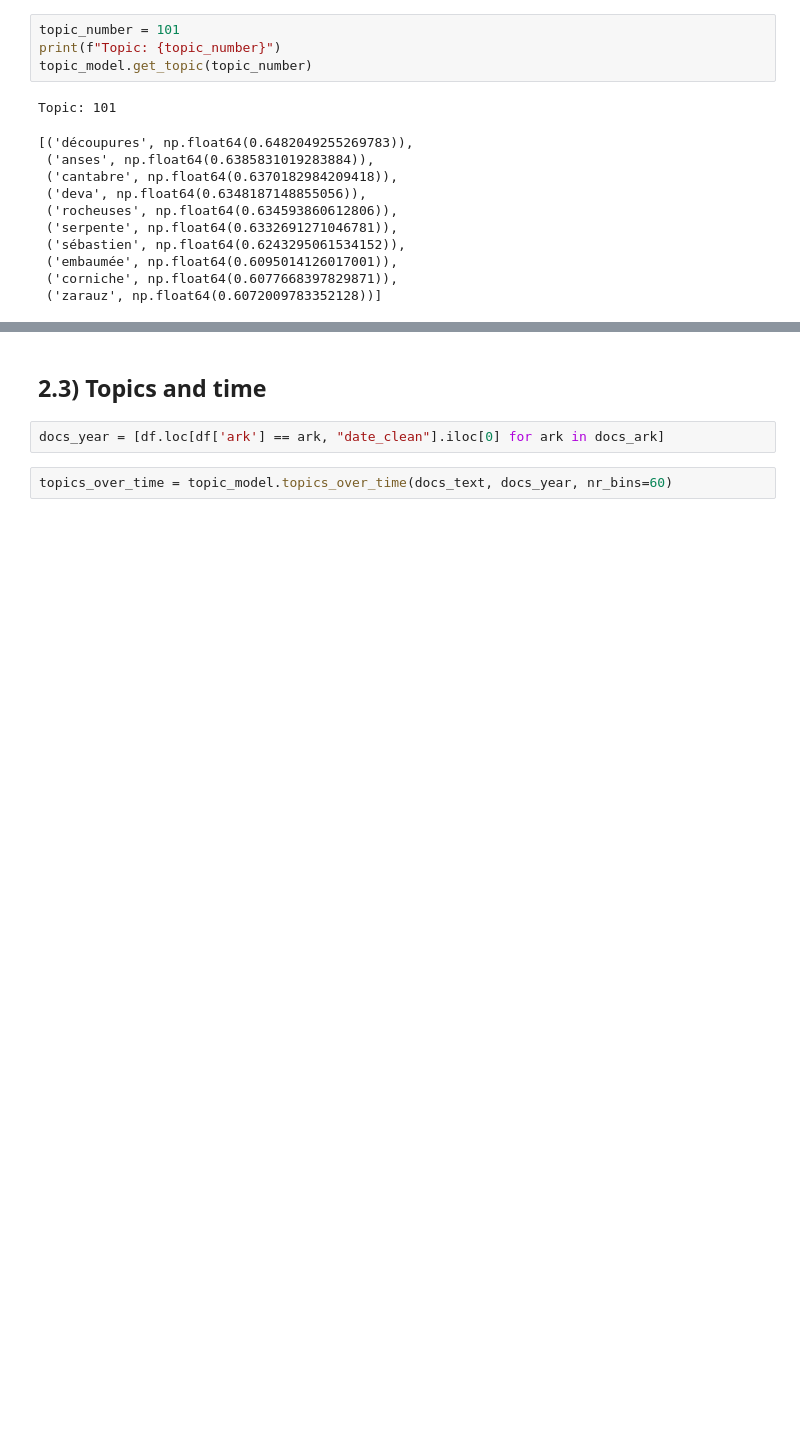
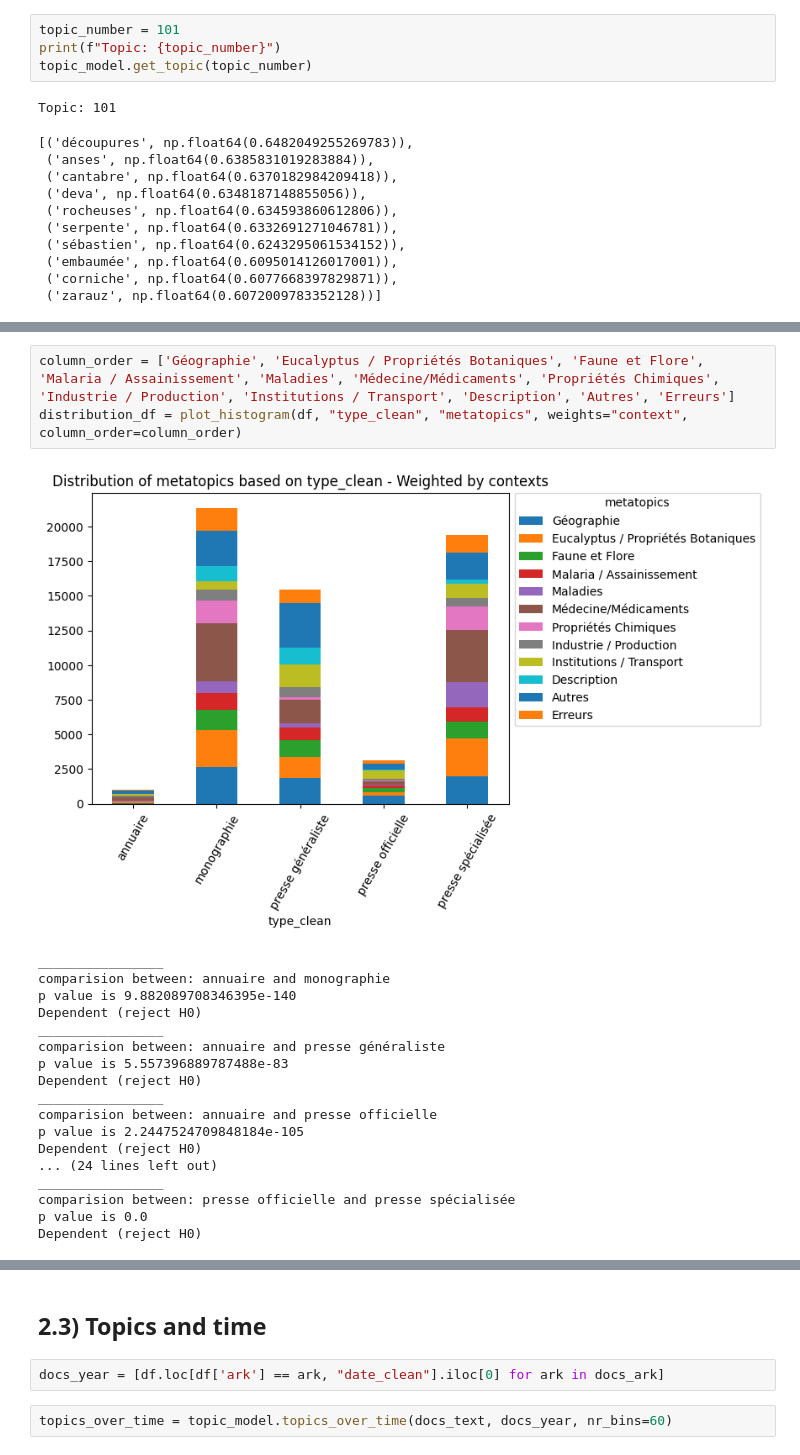
Before and after one commit to dh-epfl-students/lhst-the-ecology-of-eucalyptus, a Jupyter notebook: analysis/topic_modeling.ipynb, the cells around one changed output, grey strips where cells are left out. Drawn from its saved outputs; the diff is of its cells as text; blank space fills up the shorter version.

```diff
--- a/analysis/topic_modeling.ipynb
+++ b/analysis/topic_modeling.ipynb
@@ -227,0 +308,22 @@ def plot_histogram(df, x, y, weights="document", normalize=False, columns_to_rem
+# %%
+column_order = ['Géographie', 'Eucalyptus / Propriétés Botaniques', 'Faune et Flore', 'Malaria / Assainissement', 'Maladies', 'Médecine/Médicaments', 'Propriétés Chimiques', 'Industrie / Production', 'Institutions / Transport', 'Description', 'Autres', 'Erreurs']
+distribution_df = plot_histogram(df, "type_clean", "metatopics", weights="context", column_order=column_order)
+# %% [output]
+[figure, added]
+________________
+comparision between: annuaire and monographie
+p value is 9.882089708346395e-140
+Dependent (reject H0)
+________________
+comparision between: annuaire and presse généraliste
+p value is 5.557396889787488e-83
+Dependent (reject H0)
+________________
+comparision between: annuaire and presse officielle
+p value is 2.2447524709848184e-105
+Dependent (reject H0)
+... (24 lines left out)
+________________
+comparision between: presse officielle and presse spécialisée
+p value is 0.0
+Dependent (reject H0)
```
Also changed, not shown: parts of 40 cells of this notebook, 5 other files.
